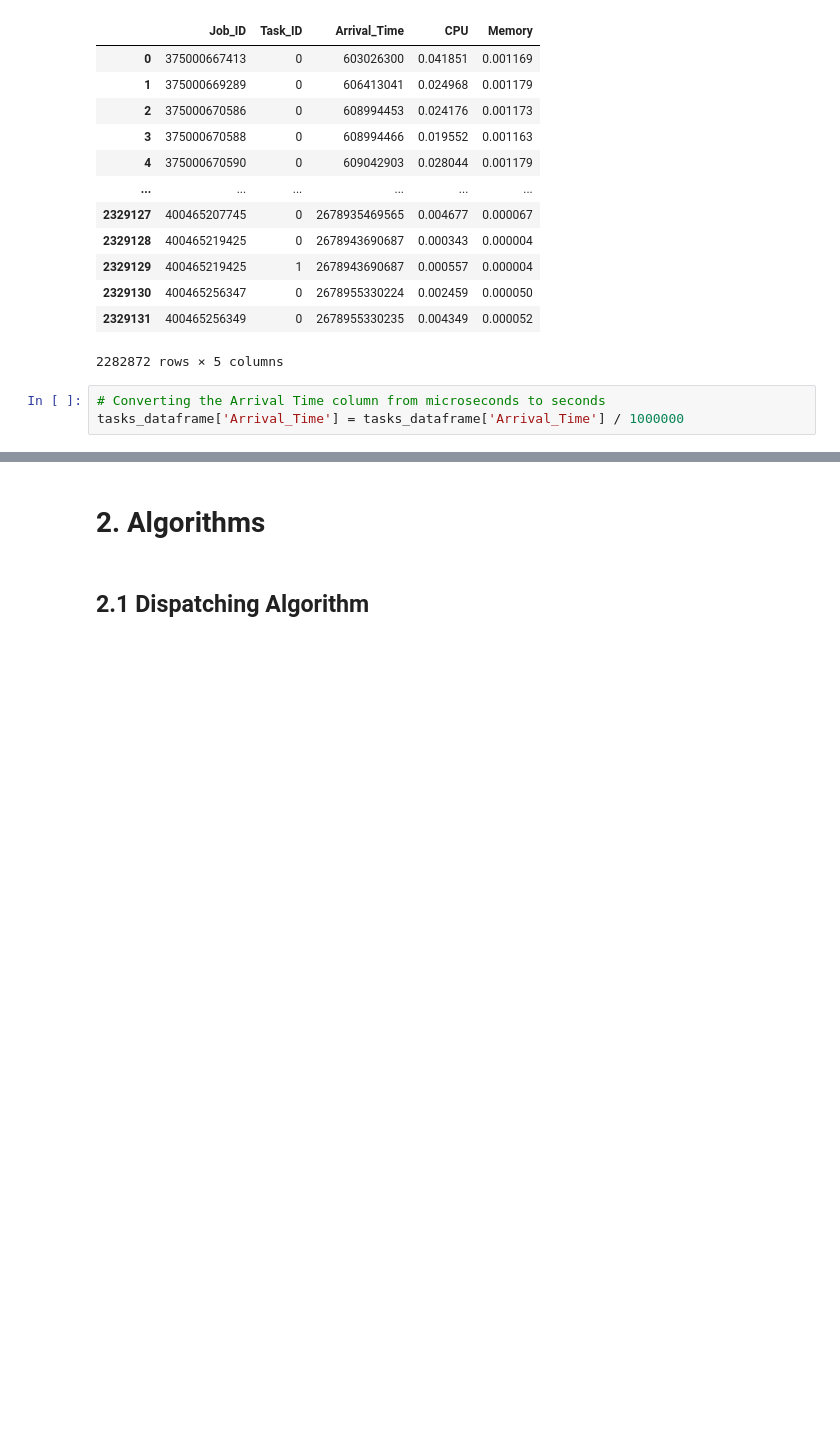
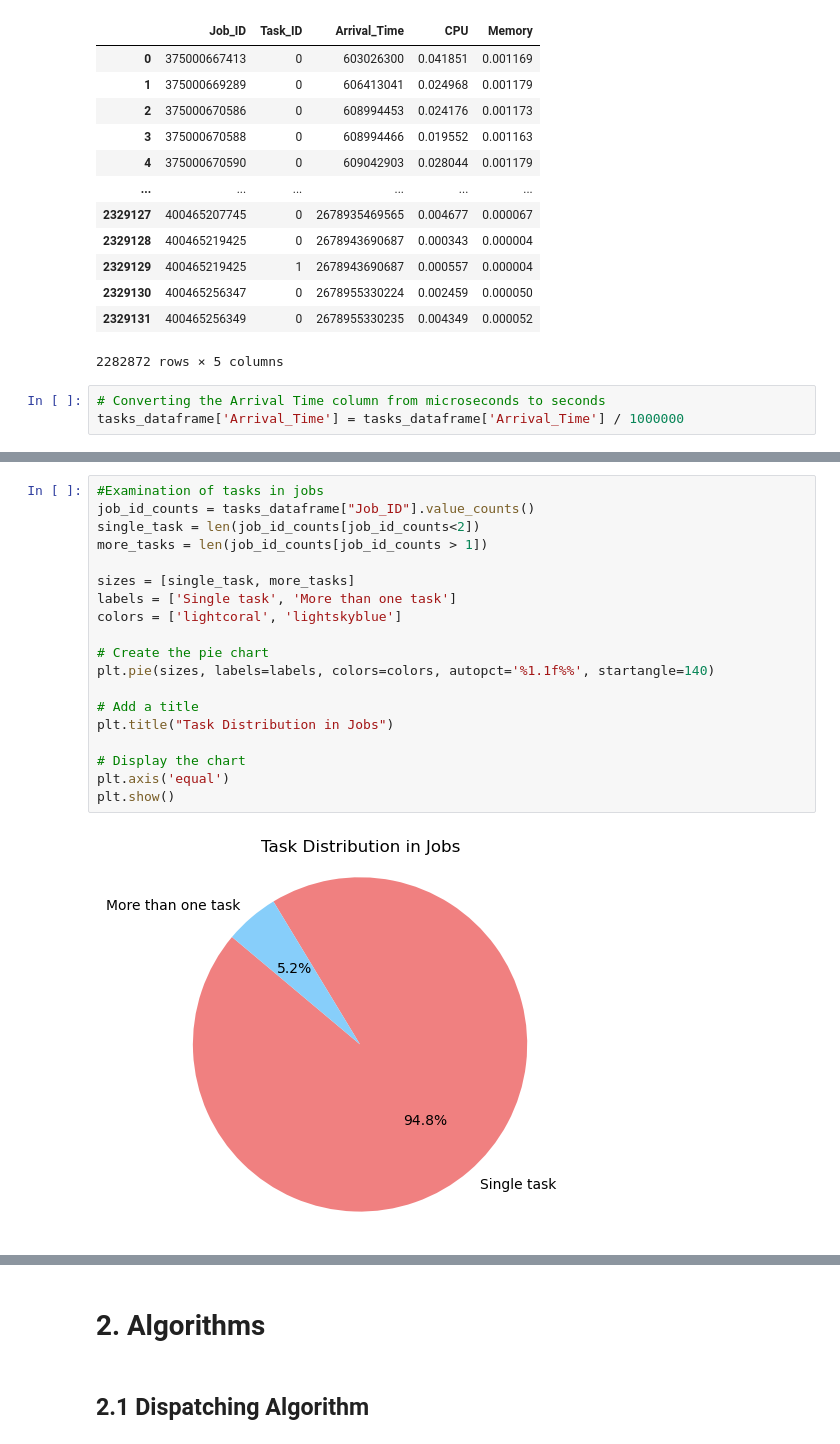
Before and after one commit to maryyyyna/Networking-for-Big-Data-and-Laboratory, a Jupyter notebook: CH2_DataCenter.ipynb, the cells around one changed output, grey strips where cells are left out. Drawn from its saved outputs; the diff is of its cells as text; blank space fills up the shorter version.

```diff
--- a/CH2_DataCenter.ipynb
+++ b/CH2_DataCenter.ipynb
@@ -50,0 +70,21 @@ tasks_dataframe.head(10)
+# %%
+#Examination of tasks in jobs
+job_id_counts = tasks_dataframe["Job_ID"].value_counts()
+single_task = len(job_id_counts[job_id_counts<2])
+more_tasks = len(job_id_counts[job_id_counts > 1])
+
+sizes = [single_task, more_tasks]
+labels = ['Single task', 'More than one task']
+colors = ['lightcoral', 'lightskyblue']
+
+# Create the pie chart
+plt.pie(sizes, labels=labels, colors=colors, autopct='%1.1f%%', startangle=140)
+
+# Add a title
+plt.title("Task Distribution in Jobs")
+
+# Display the chart
+plt.axis('equal')
+plt.show()
+# %% [output]
+[figure, added]
```
Also changed, not shown: parts of 7 cells of this notebook.
